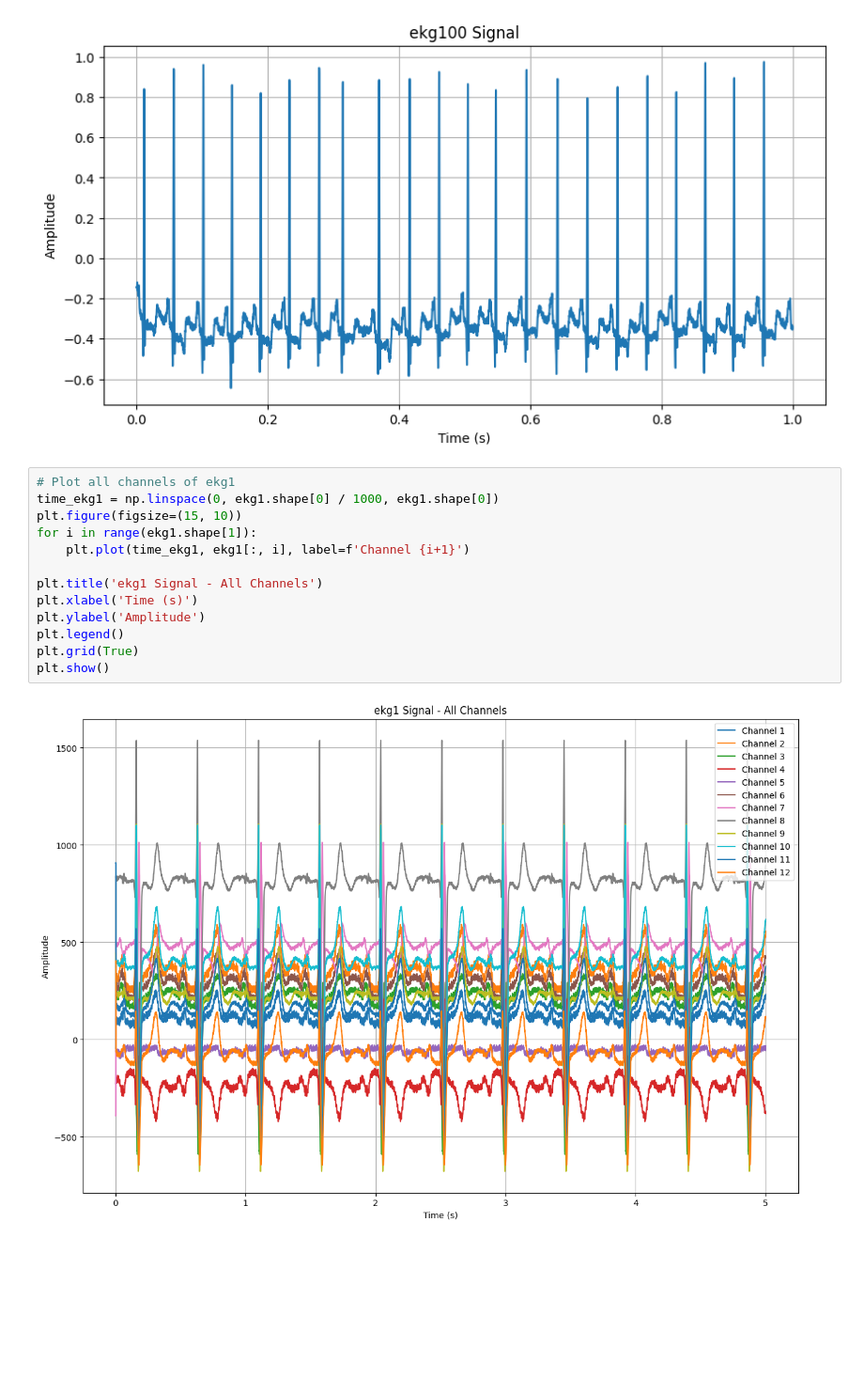
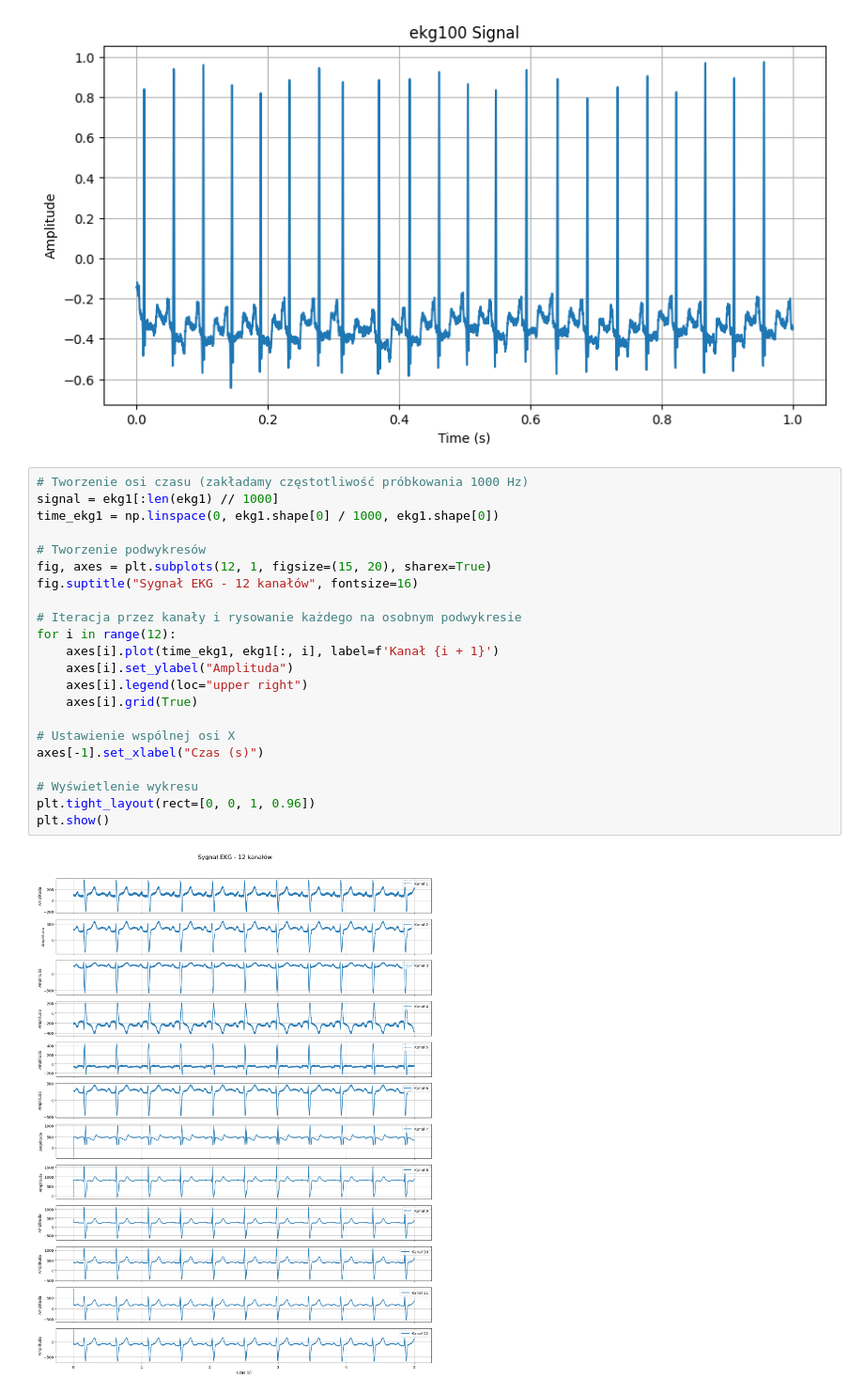
Before and after one commit to WojciechKosierkiewicz/LabyCpsio, a Jupyter notebook: lab0/zad1.ipynb, the cells around one changed output. Shown at 94% size. Saved outputs shown, nothing was run; the diff lists cells and outputs as text; blank space fills up the shorter version.

```diff
--- a/lab0/zad1.ipynb
+++ b/lab0/zad1.ipynb
@@ -35,18 +50,27 @@ plt.grid(True)
 plt.show()
 # %% [output]
 [figure]
-# %%
-# Plot all channels of ekg1
-time_ekg1 = np.linspace(0, ekg1.shape[0] / 1000, ekg1.shape[0])
-plt.figure(figsize=(15, 10))
-for i in range(ekg1.shape[1]):
-    plt.plot(time_ekg1, ekg1[:, i], label=f'Channel {i+1}')
-
-plt.title('ekg1 Signal - All Channels')
-plt.xlabel('Time (s)')
-plt.ylabel('Amplitude')
-plt.legend()
-plt.grid(True)
-plt.show()
-# %% [output]
-[figure, removed]
+# %%
+# Tworzenie osi czasu (zakładamy częstotliwość próbkowania 1000 Hz)
+signal = ekg1[:len(ekg1) // 1000]
+time_ekg1 = np.linspace(0, ekg1.shape[0] / 1000, ekg1.shape[0])
+
+# Tworzenie podwykresów
+fig, axes = plt.subplots(12, 1, figsize=(15, 20), sharex=True)
+fig.suptitle("Sygnał EKG - 12 kanałów", fontsize=16)
+
+# Iteracja przez kanały i rysowanie każdego na osobnym podwykresie
+for i in range(12):
+    axes[i].plot(time_ekg1, ekg1[:, i], label=f'Kanał {i + 1}')
+    axes[i].set_ylabel("Amplituda")
+    axes[i].legend(loc="upper right")
+    axes[i].grid(True)
+
+# Ustawienie wspólnej osi X
+axes[-1].set_xlabel("Czas (s)")
+
+# Wyświetlenie wykresu
+plt.tight_layout(rect=[0, 0, 1, 0.96])
+plt.show()
+# %% [output]
+[figure, added]
```
Also changed, not shown: parts of 3 cells of this notebook, 4 other files.
